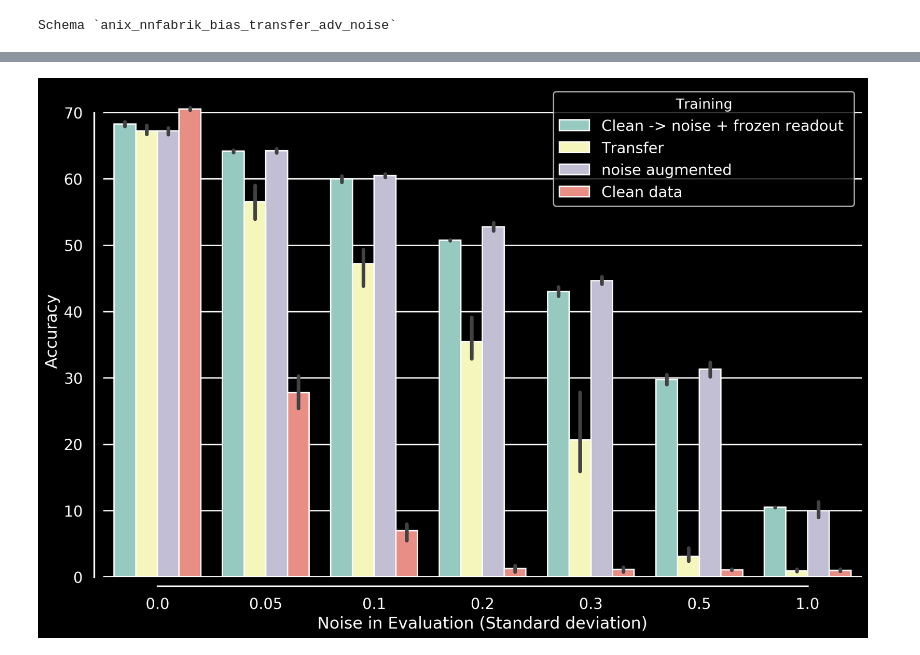
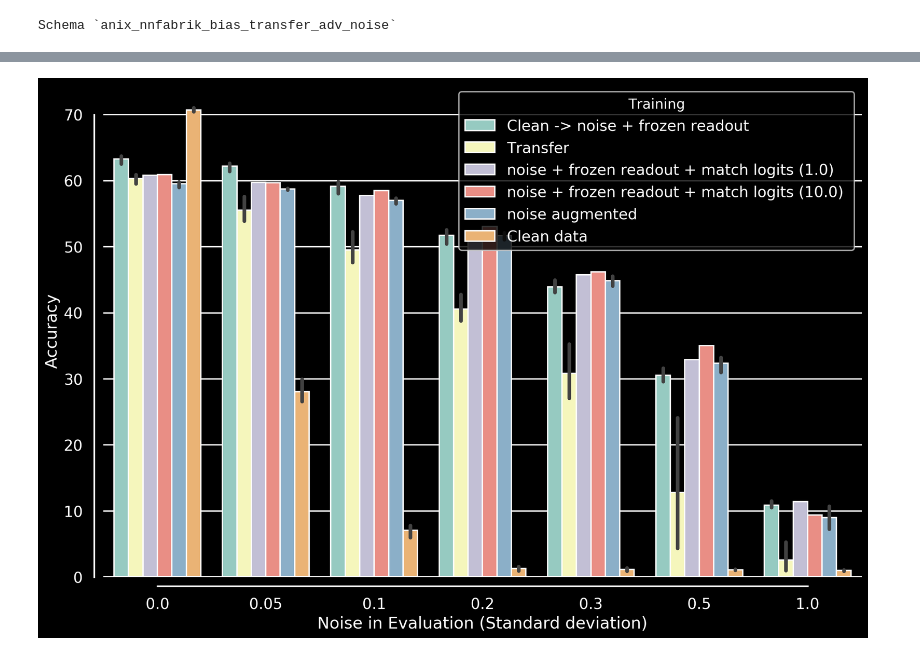
Before and after one commit to sinzlab/neural_cotraining, a Jupyter notebook: notebooks/analyse_transfer.ipynb, the cells around one changed output, grey strips where cells are left out. Drawn from its saved outputs; the diff is of its cells as text; code cells hidden in the pictures.

```diff
--- a/notebooks/analyse_transfer.ipynb
+++ b/notebooks/analyse_transfer.ipynb
@@ -36,8 +50,8 @@ Schema `anix_nnfabrik_bias_transfer_adv_noise`
 # noise="noise_snr_1.0_1.0"
 # noise="noise_snr_1.0_0.5.None_0.5"
 # noise="noise_std_0.5_0.5.None_0.5"
-noise="noise_std_0.08_0.1.0.12_0.1.0.18_0.1.0.26_0.1.0.38_0.1.None_0.5"
-# noise="noise_std_0.08_0.2.0.12_0.2.0.18_0.2.0.26_0.2.0.38_0.2"
+# noise="noise_std_0.08_0.1.0.12_0.1.0.18_0.1.0.26_0.1.0.38_0.1.None_0.5"
+noise="noise_std_0.08_0.2.0.12_0.2.0.18_0.2.0.26_0.2.0.38_0.2"
 # %%
 t1 = (ConfigToTrain() & [{"comment":"optimizer_Adam.lr_0.0003.lr_decay_0.8.add_noise_True.{noise}".format(noise=noise)},
                         {"comment":"optimizer_Adam.lr_0.0003.lr_decay_0.8.add_noise_True.{noise}.seed_8".format(noise=noise)},
@@ -88,0 +161,6 @@ t6 = (ConfigToTrainAndTransfer() & [
+# %%
+t12 = (ConfigToTrain() & [
+                               {"comment":"optimizer_Adam.lr_0.0003.lr_decay_0.8.add_noise_True.{noise}.batch_size_64.freeze_('readout',).clean_noisy_comp_regularization_1.0".format(noise=noise)},
+                               {"comment":"optimizer_Adam.lr_0.0003.lr_decay_0.8.add_noise_True.{noise}.batch_size_64.freeze_('readout',).clean_noisy_comp_regularization_10.0".format(noise=noise)},
+                               {"comment":"optimizer_Adam.lr_0.0003.lr_decay_0.8.add_noise_True.{noise}.batch_size_64.freeze_('readout',).clean_noisy_comp_regularization_100.0".format(noise=noise)},
+                   ]).proj(c_comment="comment") * TrainedModel()
@@ -89,30 +175,38 @@ t6 = (ConfigToTrainAndTransfer() & [
 # %%
-a = Analyzer(tables=(t1,t2,t5,t6),
+a = Analyzer(tables=(t1,t2,t5,t12),
            comment_map={
                         "optimizer_Adam.lr_0.0003.lr_decay_0.8\nresnet50.100\nCIFAR100.128\noptimizer_Adam.lr_0.0003.lr_decay_0.8.add_noise_True.{noise}.None_0.5\nresnet50.100\nCIFAR100.128\noptimizer_Adam.lr_0.0003.lr_decay_0.8.freeze_True\nresnet50.100\nCIFAR100.128".format(noise=noise): "Transfer long",
                         "adv_classification": "Transfer Class",
                         "adv_regression": "Transfer Regress",
                         "optimizer_Adam.lr_0.0003.lr_decay_0.8.add_noise_True.{noise}.resnet50.100.CIFAR100.128".format(noise=noise): "noise augmented",
                         "optimizer_Adam.lr_0.0003.lr_decay_0.8\nresnet50.100\nCIFAR100.128\noptimizer_Adam.lr_0.0003.lr_decay_0.8\nresnet50.100\nCIFAR100.128":"Clean long",
                         "optimizer_Adam.lr_0.0003.lr_decay_0.8.add_noise_True.{noise}\nresnet50.100\nCIFAR100.128\noptimizer_Adam.lr_0.0003.lr_decay_0.8.freeze_True\nresnet50.100\nCIFAR100.128".format(noise=noise) : "Transfer",
                        "optimizer_Adam.lr_0.0003.lr_decay_0.8.resnet50.100.CIFAR100.128": "Clean data",
+                       "reset_linear_frequency_batch_64": "noise + frozen random readout (reset batch 64)",
+                       "reset_linear_frequency_batch_8": "noise + frozen random readout (reset batch 8)",
+                       "reset_linear_frequency_epoch_1": "noise + frozen random readout (reset epoch 1) ",
+                       "reset_linear_frequency_epoch_4": "noise + frozen random readout (reset epoch 4) ",
+                       "reset_linear_frequency_": "noise + frozen random readout ",
+                       "clean_noisy_comp_regularization_1.0": "noise + frozen readout + match logits (1.0) ",
+                       "clean_noisy_comp_regularization_10.0": "noise + frozen readout + match logits (10.0) ",
+                       "clean_noisy_comp_regularization_100.0": "noise + frozen readout + match logits (100.0) ",
                        "freeze_('core',)": "Clean -> noise + frozen readout -> Transfer ",
                        "freeze_('readout',)": "Clean -> noise + frozen readout ",
                        },
             )
 fig, ax = a.plot(to_plot="dev_noise_acc",
        noise_measure="std",
        kind=None,
        plot_method=sns.barplot,
         save="transfer_noise_adv_with_pretrain_"+noise+".png"
        )
 # a.plot( #to_plot="dev_noise_acc",
 #         to_plot="training_progress",
 #        noise_measure="std",
 #        kind=None,
 # #        plot_method=sns.barplot,
 #        plot_method=sns.lineplot,
 # #        save="inductive_bias_"+noise+".png"
 #        )
 # %% [output]
-[figure, old version]
+[figure, new version]
```
Also changed, not shown: parts of 11 cells of this notebook, 8 other files.
